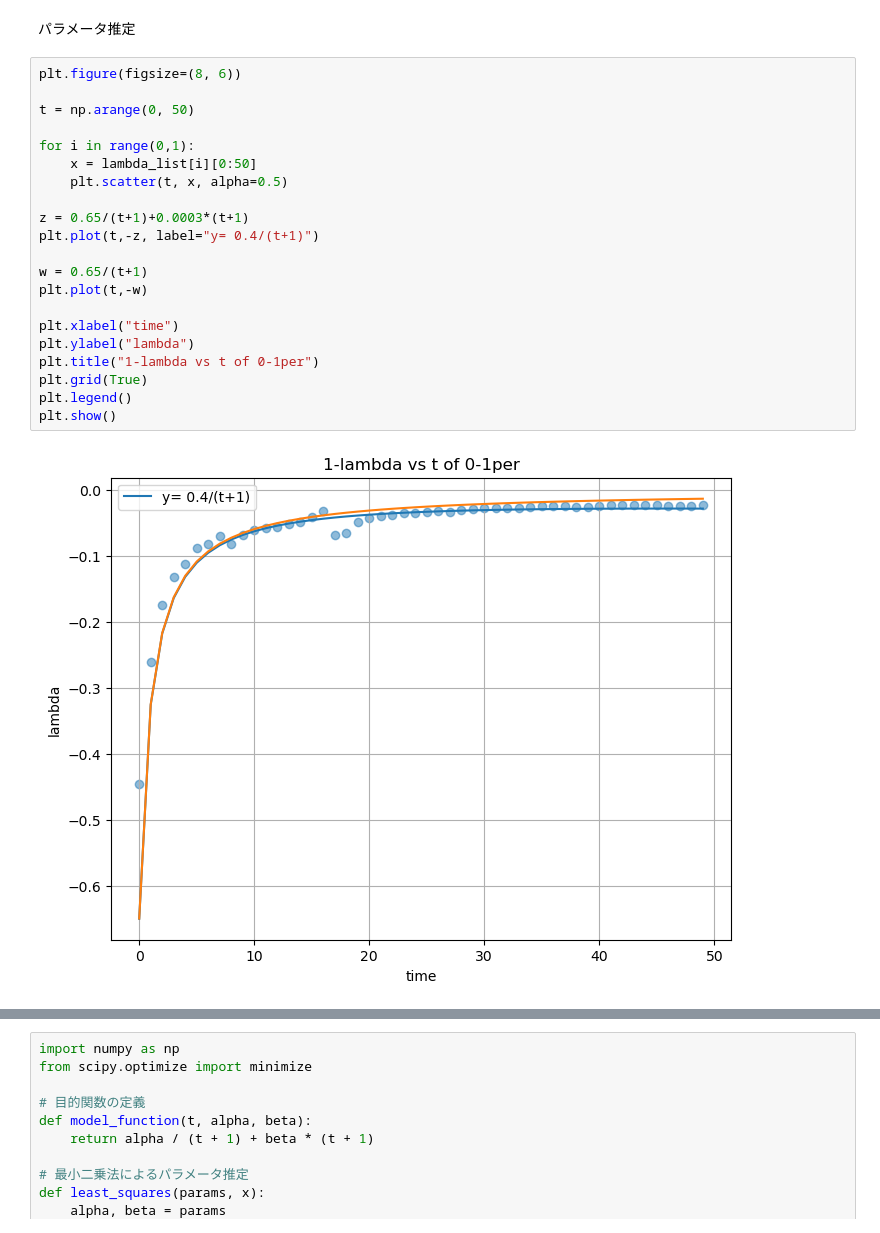
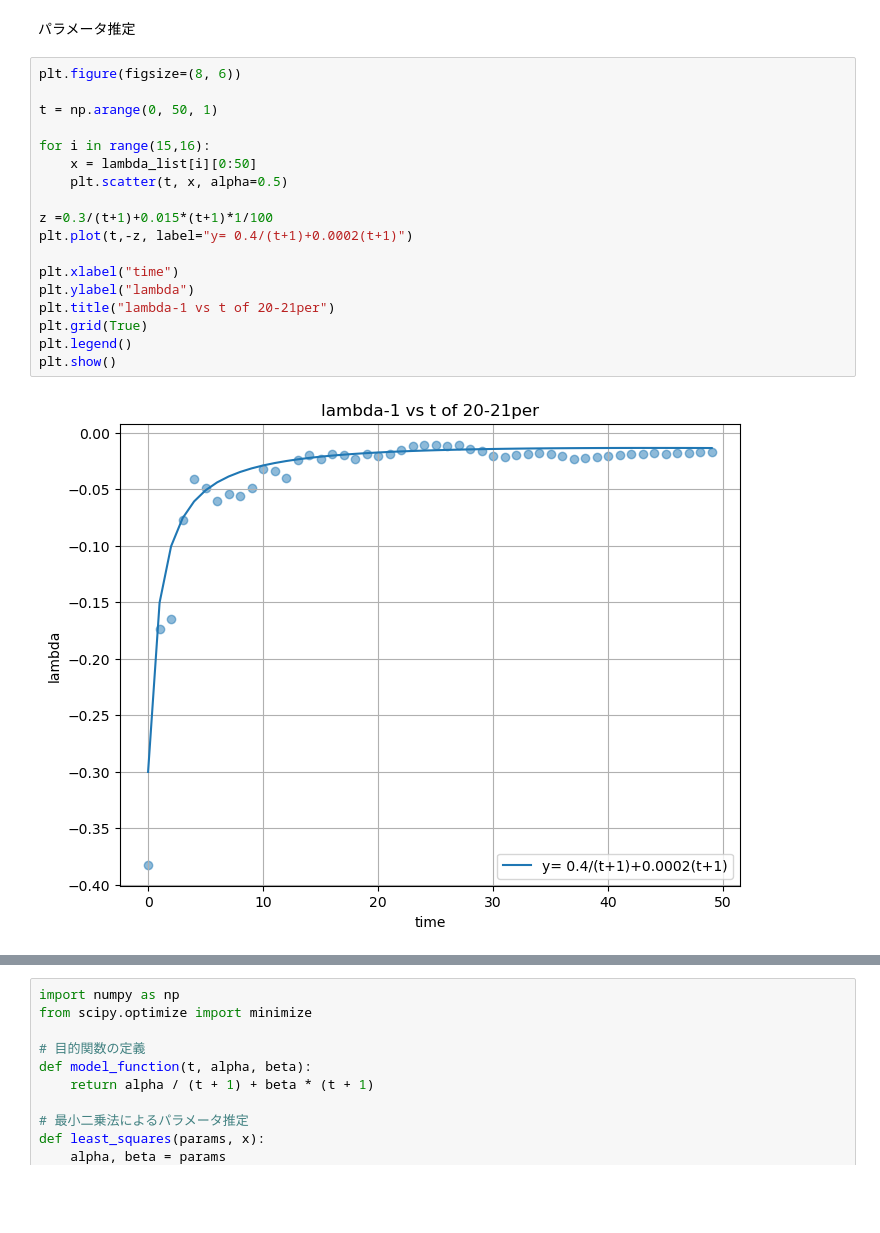
Before and after one commit to LABO-M/horserace, a Jupyter notebook: keiba17.ipynb, the cells around one changed output, grey strips where cells are left out. Saved outputs shown, nothing was run; the diff lists cells and outputs as text; blank space fills up the shorter version.

```diff
--- a/keiba17.ipynb
+++ b/keiba17.ipynb
@@ -1066,23 +1071,20 @@ plt.show()
 # %%
 plt.figure(figsize=(8, 6))
 
-t = np.arange(0, 50)
+t = np.arange(0, 50, 1)
 
-for i in range(0,1):
+for i in range(15,16):
     x = lambda_list[i][0:50]
     plt.scatter(t, x, alpha=0.5)
 
-z = 0.65/(t+1)+0.0003*(t+1)
-plt.plot(t,-z, label="y= 0.4/(t+1)")
-
-w = 0.65/(t+1)
-plt.plot(t,-w)
+z =0.3/(t+1)+0.015*(t+1)*1/100
+plt.plot(t,-z, label="y= 0.4/(t+1)+0.0002(t+1)")
 
 plt.xlabel("time")
 plt.ylabel("lambda")
-plt.title("1-lambda vs t of 0-1per")
+plt.title("lambda-1 vs t of 20-21per")
 plt.grid(True)
 plt.legend()
 plt.show()
 # %% [output]
-[figure, old version]
+[figure, new version]
```
Also changed, not shown: parts of 4 cells of this notebook.
